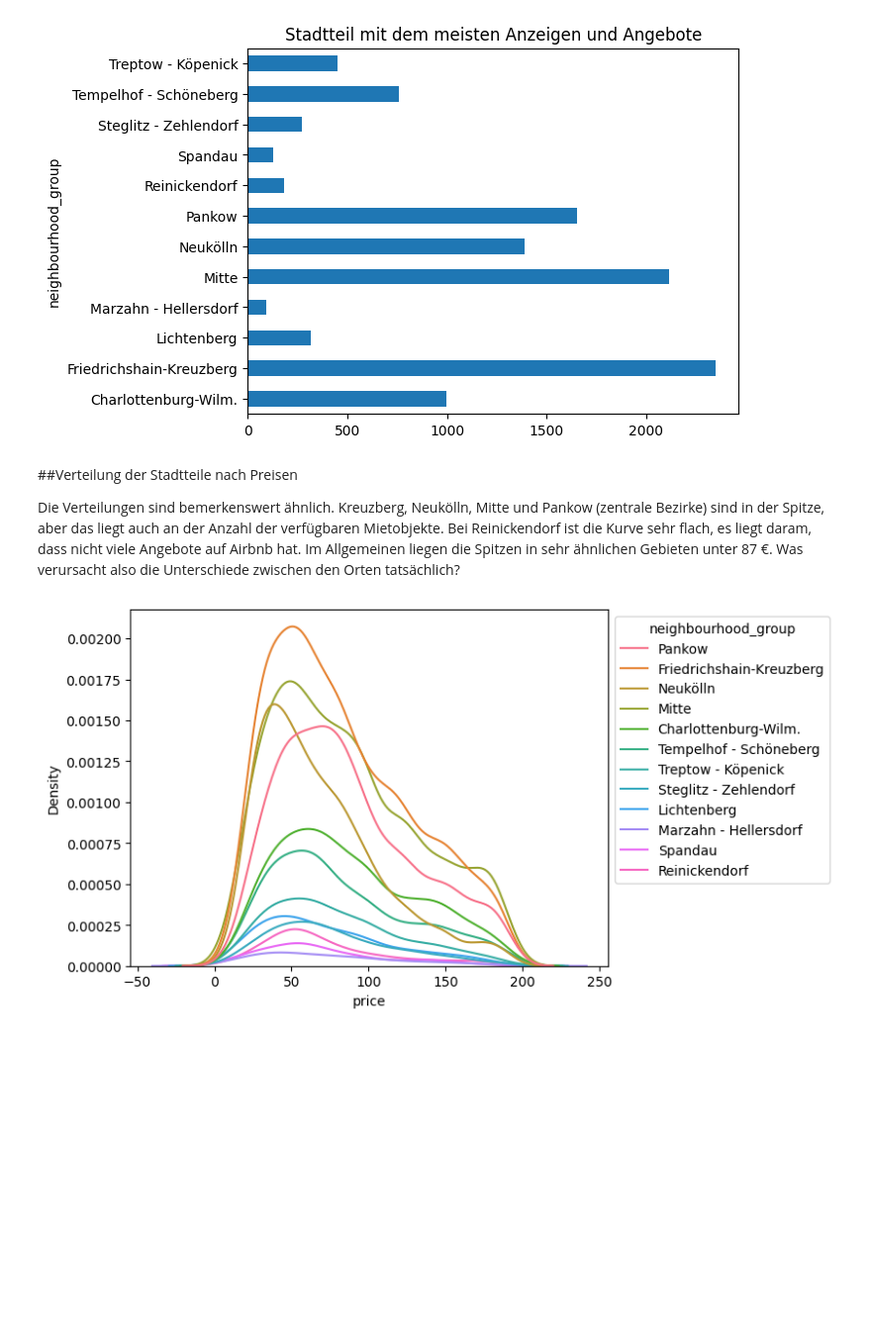
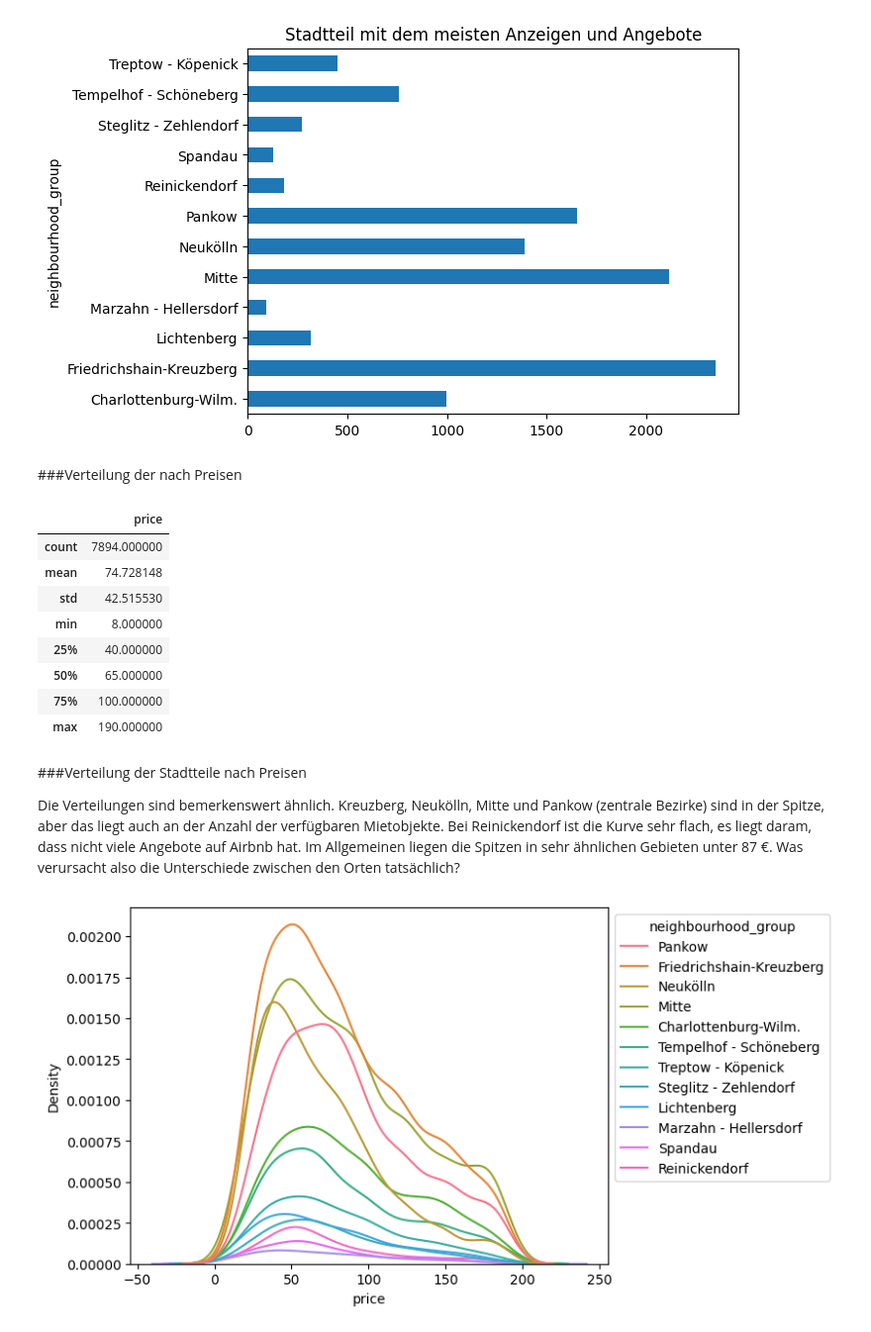
Before and after one commit to awildt01/Airbnb_Berlin-, a Jupyter notebook: Airbnb_(Berlin).ipynb, the cells around one changed output. Shown at 99% size. Saved outputs shown, nothing was run; the diff lists cells and outputs as text; code cells hidden in the pictures; blank space fills up the shorter version.

```diff
--- a/Airbnb_(Berlin).ipynb
+++ b/Airbnb_(Berlin).ipynb
@@ -746,8 +746,24 @@ Name: id, dtype: int64
 df_clean.groupby(by="neighbourhood_group").id.count().plot(kind='barh', title="Stadtteil mit dem meisten Anzeigen und Angebote");
 # %% [output]
 [figure]
+# %% [markdown]
+###Verteilung der nach Preisen
+# %%
+# Verteilung nach Preisen
+df_preise = pd.DataFrame(df_clean['price'].describe())
+df_preise
+# %% [output]
+|  | price |
+| count | 7894.000000 |
+| mean | 74.728148 |
+| std | 42.515530 |
+| min | 8.000000 |
+| 25% | 40.000000 |
+| 50% | 65.000000 |
+| 75% | 100.000000 |
+| max | 190.000000 |
 # %% [markdown]
-##Verteilung der Stadtteile nach Preisen
+###Verteilung der Stadtteile nach Preisen
 
 Die Verteilungen sind bemerkenswert ähnlich. Kreuzberg, Neukölln, Mitte und Pankow (zentrale Bezirke) sind in der Spitze, aber das liegt auch an der Anzahl der verfügbaren Mietobjekte. Bei Reinickendorf ist die Kurve sehr flach, es liegt daram, dass nicht viele Angebote auf Airbnb hat. Im Allgemeinen liegen die Spitzen in sehr ähnlichen Gebieten unter 87 €. Was verursacht also die Unterschiede zwischen den Orten tatsächlich?
 # %%
```
Also changed, not shown: parts of 17 cells of this notebook.
